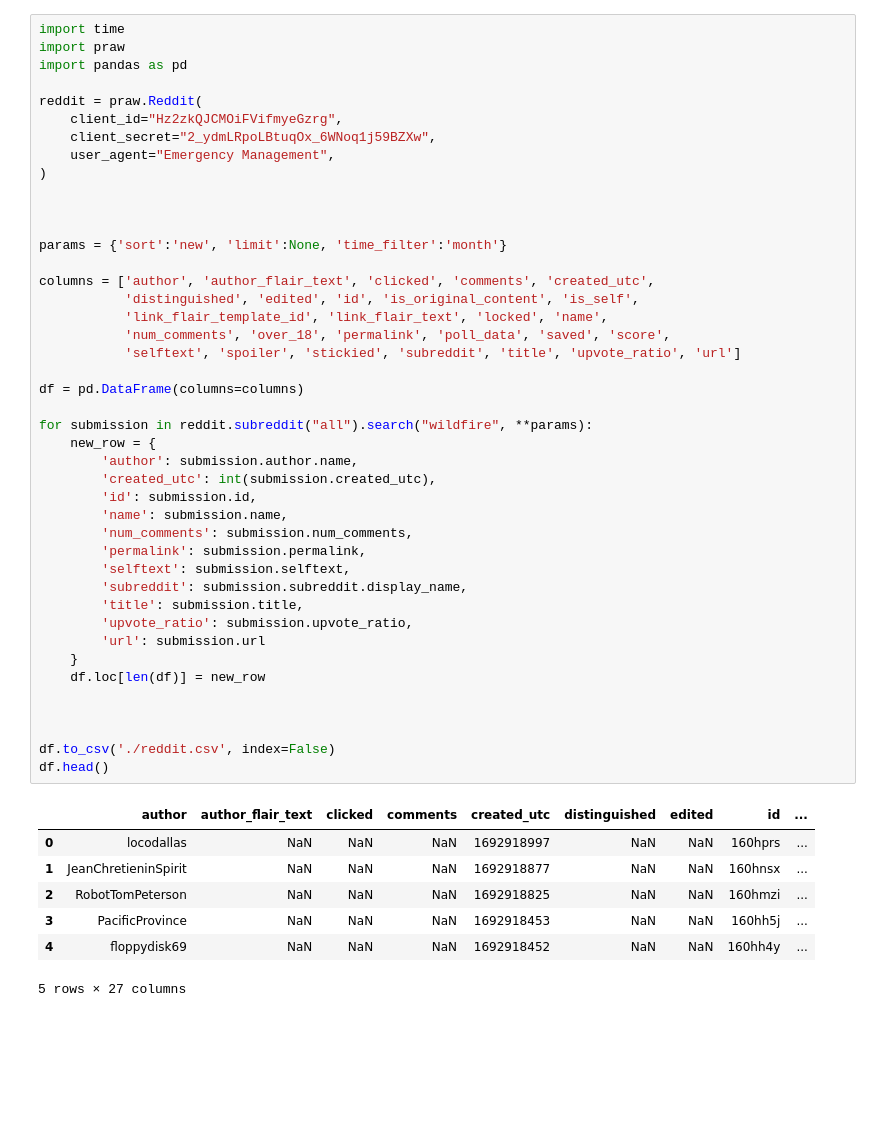
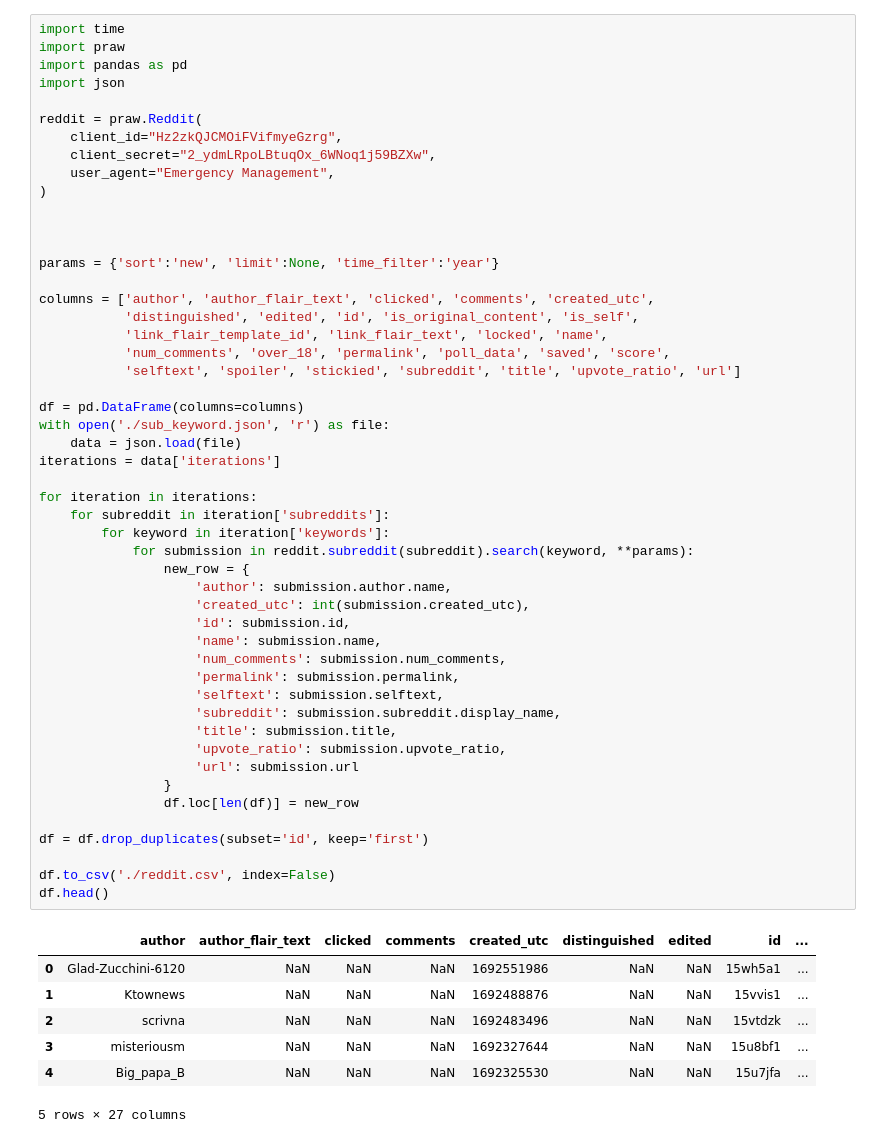
Before and after one commit to arvandiii/Thesis-Project, a Jupyter notebook: reddit/mining.ipynb, the cells around one changed output. Drawn from its saved outputs; the diff is of its cells as text; blank space fills up the shorter version.

```diff
--- a/reddit/mining.ipynb
+++ b/reddit/mining.ipynb
@@ -1,51 +26,58 @@
 # %%
 import time
 import praw
 import pandas as pd
+import json
 
 reddit = praw.Reddit(
     client_id="Hz2zkQJCMOiFVifmyeGzrg",
     client_secret="2_ydmLRpoLBtuqOx_6WNoq1j59BZXw",
     user_agent="Emergency Management",
 )
 
 
 
-params = {'sort':'new', 'limit':None, 'time_filter':'month'}
+params = {'sort':'new', 'limit':None, 'time_filter':'year'}
 
 columns = ['author', 'author_flair_text', 'clicked', 'comments', 'created_utc',
            'distinguished', 'edited', 'id', 'is_original_content', 'is_self',
            'link_flair_template_id', 'link_flair_text', 'locked', 'name',
            'num_comments', 'over_18', 'permalink', 'poll_data', 'saved', 'score',
            'selftext', 'spoiler', 'stickied', 'subreddit', 'title', 'upvote_ratio', 'url']
 
 df = pd.DataFrame(columns=columns)
+with open('./sub_keyword.json', 'r') as file:
+    data = json.load(file)
+iterations = data['iterations']
 
-for submission in reddit.subreddit("all").search("wildfire", **params):
-    new_row = {
-        'author': submission.author.name,
-        'created_utc': int(submission.created_utc),
-        'id': submission.id,
-        'name': submission.name,
-        'num_comments': submission.num_comments,
-        'permalink': submission.permalink,
-        'selftext': submission.selftext,
-        'subreddit': submission.subreddit.display_name,
-        'title': submission.title,
-        'upvote_ratio': submission.upvote_ratio,
-        'url': submission.url
-    }
-    df.loc[len(df)] = new_row
+for iteration in iterations:
+    for subreddit in iteration['subreddits']:
+        for keyword in iteration['keywords']:
+            for submission in reddit.subreddit(subreddit).search(keyword, **params):
+                new_row = {
+                    'author': submission.author.name,
+                    'created_utc': int(submission.created_utc),
+                    'id': submission.id,
+                    'name': submission.name,
+                    'num_comments': submission.num_comments,
+                    'permalink': submission.permalink,
+                    'selftext': submission.selftext,
+                    'subreddit': submission.subreddit.display_name,
+                    'title': submission.title,
+                    'upvote_ratio': submission.upvote_ratio,
+                    'url': submission.url
+                }
+                df.loc[len(df)] = new_row
 
-
+df = df.drop_duplicates(subset='id', keep='first')
 
 df.to_csv('./reddit.csv', index=False)
 df.head()
 # %% [output]
 |  | author | author_flair_text | clicked | comments | created_utc | distinguished | edited | id | ... |
-| 0 | locodallas | NaN | NaN | NaN | 1692918997 | NaN | NaN | 160hprs | ... |
-| 1 | JeanChretieninSpirit | NaN | NaN | NaN | 1692918877 | NaN | NaN | 160hnsx | ... |
-| 2 | RobotTomPeterson | NaN | NaN | NaN | 1692918825 | NaN | NaN | 160hmzi | ... |
-| 3 | PacificProvince | NaN | NaN | NaN | 1692918453 | NaN | NaN | 160hh5j | ... |
-| 4 | floppydisk69 | NaN | NaN | NaN | 1692918452 | NaN | NaN | 160hh4y | ... |
+| 0 | Glad-Zucchini-6120 | NaN | NaN | NaN | 1692551986 | NaN | NaN | 15wh5a1 | ... |
+| 1 | Ktownews | NaN | NaN | NaN | 1692488876 | NaN | NaN | 15vvis1 | ... |
+| 2 | scrivna | NaN | NaN | NaN | 1692483496 | NaN | NaN | 15vtdzk | ... |
+| 3 | misteriousm | NaN | NaN | NaN | 1692327644 | NaN | NaN | 15u8bf1 | ... |
+| 4 | Big_papa_B | NaN | NaN | NaN | 1692325530 | NaN | NaN | 15u7jfa | ... |
 5 rows × 27 columns
```
Also changed, not shown: parts of 8 cells of this notebook, 13 other files.
